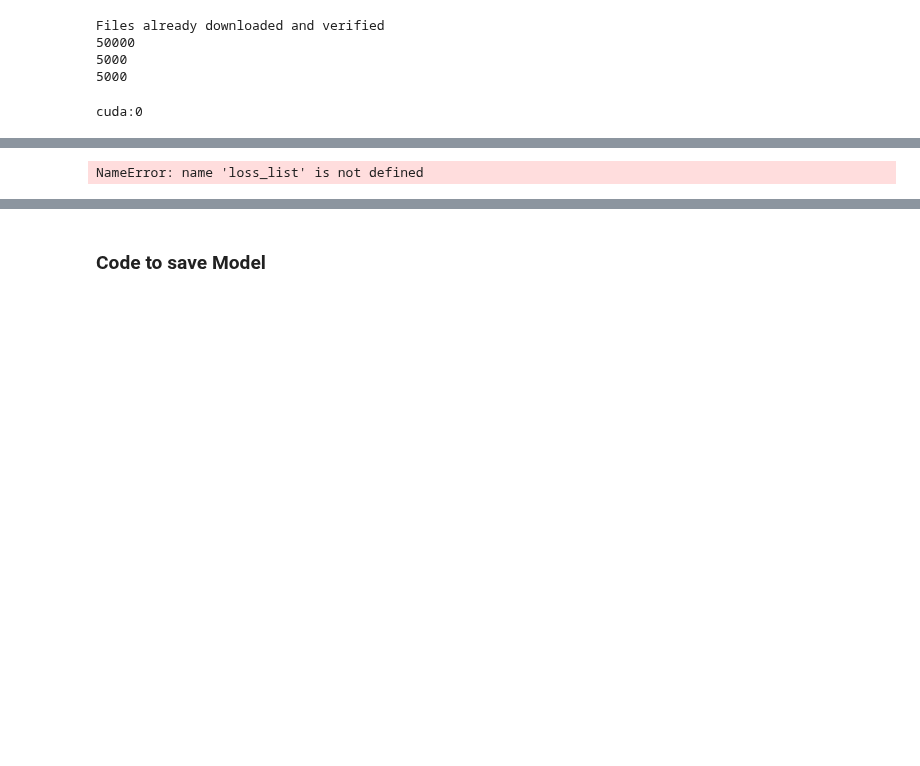
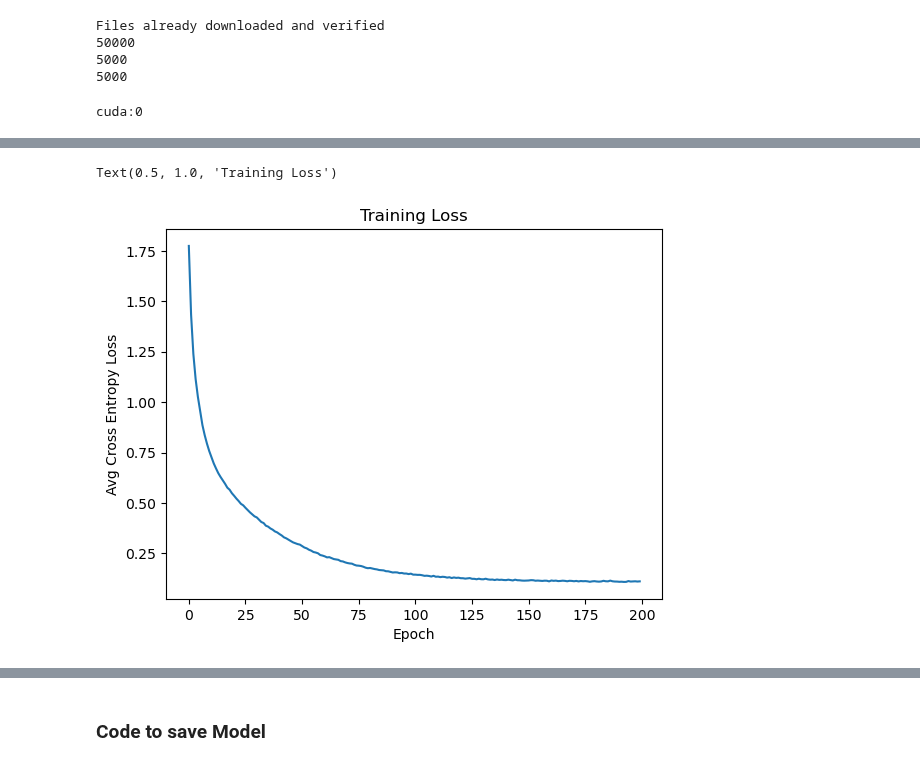
Before and after one commit to MARCI-UTK/EDS4AI, a Jupyter notebook: CNN.ipynb, the cells around one changed output, grey strips where cells are left out. Drawn from its saved outputs; the diff is of its cells as text; code cells hidden in the pictures; blank space fills up the shorter version.

```diff
--- a/CNN.ipynb
+++ b/CNN.ipynb
@@ -153,12 +186,13 @@ ImportError: cannot import name 'calculate_valloss' from 'Helper_Functions' (/da
 # %%
-dic = {'losses':loss_list, 'epoch':epoch_list, "batch":minibatch_number_list}
+dic = {'losses':loss_list, 'epoch':epoch_list}
 df = pd.DataFrame(data=dic)
 #df = df[150:]
 
 p = sns.lineplot(data=df, x=df.index, y='losses')
 p.set_xlabel("Epoch")
 p.set_ylabel("Avg Cross Entropy Loss")
 p.set_title("Training Loss")
 # %% [output]
-NameError: name 'loss_list' is not defined
+Text(0.5, 1.0, 'Training Loss')
+[figure, added]
 # %%
```
Also changed, not shown: parts of 6 cells of this notebook.
